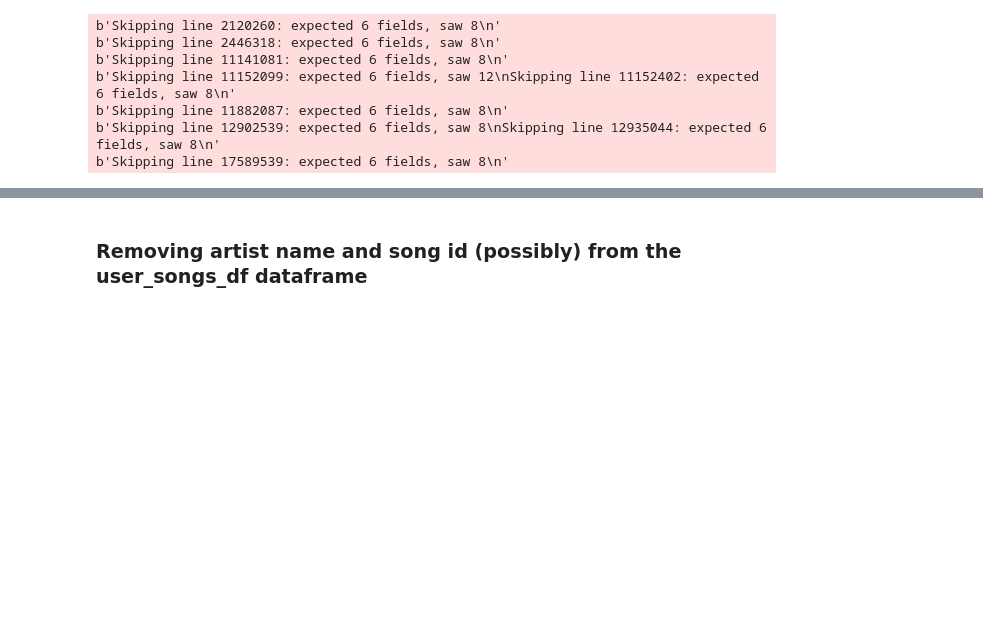
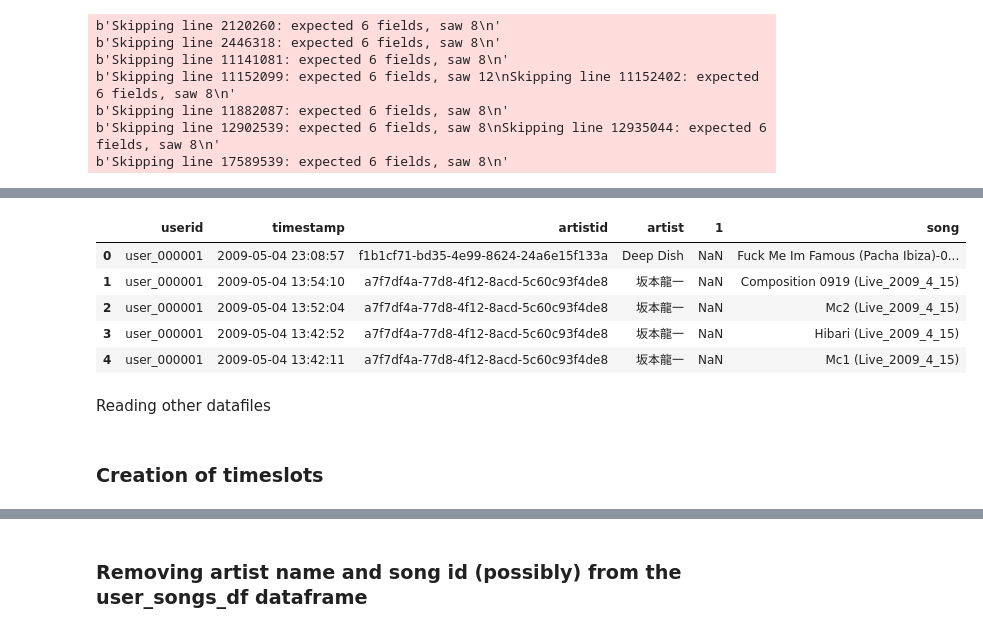
Before and after one commit to hemangbehl/Time-Aware-Music-Recommedation-System-Lastfm, a Jupyter notebook: ALS_2.1_task1_slots.ipynb, the cells around one changed output, grey strips where cells are left out. Drawn from its saved outputs; the diff is of its cells as text; code cells hidden in the pictures; blank space fills up the shorter version.

```diff
--- a/ALS_2_cython.ipynb
+++ b/ALS_2.1_task1_slots.ipynb
@@ -42,0 +43,11 @@ df.drop(['timestamp','artistid','artist','1'], axis=1, inplace=True)
+# %%
+df.head()
+# %% [output]
+|  | userid | timestamp | artistid | artist | 1 | song |
+| 0 | user_000001 | 2009-05-04 23:08:57 | f1b1cf71-bd35-4e99-8624-24a6e15f133a | Deep Dish | NaN | Fuck Me Im Famous (Pacha Ibiza)-0... |
+| 1 | user_000001 | 2009-05-04 13:54:10 | a7f7df4a-77d8-4f12-8acd-5c60c93f4de8 | 坂本龍一 | NaN | Composition 0919 (Live_2009_4_15) |
+| 2 | user_000001 | 2009-05-04 13:52:04 | a7f7df4a-77d8-4f12-8acd-5c60c93f4de8 | 坂本龍一 | NaN | Mc2 (Live_2009_4_15) |
+| 3 | user_000001 | 2009-05-04 13:42:52 | a7f7df4a-77d8-4f12-8acd-5c60c93f4de8 | 坂本龍一 | NaN | Hibari (Live_2009_4_15) |
+| 4 | user_000001 | 2009-05-04 13:42:11 | a7f7df4a-77d8-4f12-8acd-5c60c93f4de8 | 坂本龍一 | NaN | Mc1 (Live_2009_4_15) |
+# %% [markdown]
+Reading other datafiles
@@ -42,0 +58,2 @@ df.drop(['timestamp','artistid','artist','1'], axis=1, inplace=True)
+# %% [markdown]
+### Creation of timeslots
```
Also changed, not shown: parts of 15 cells of this notebook, 1 other file.
